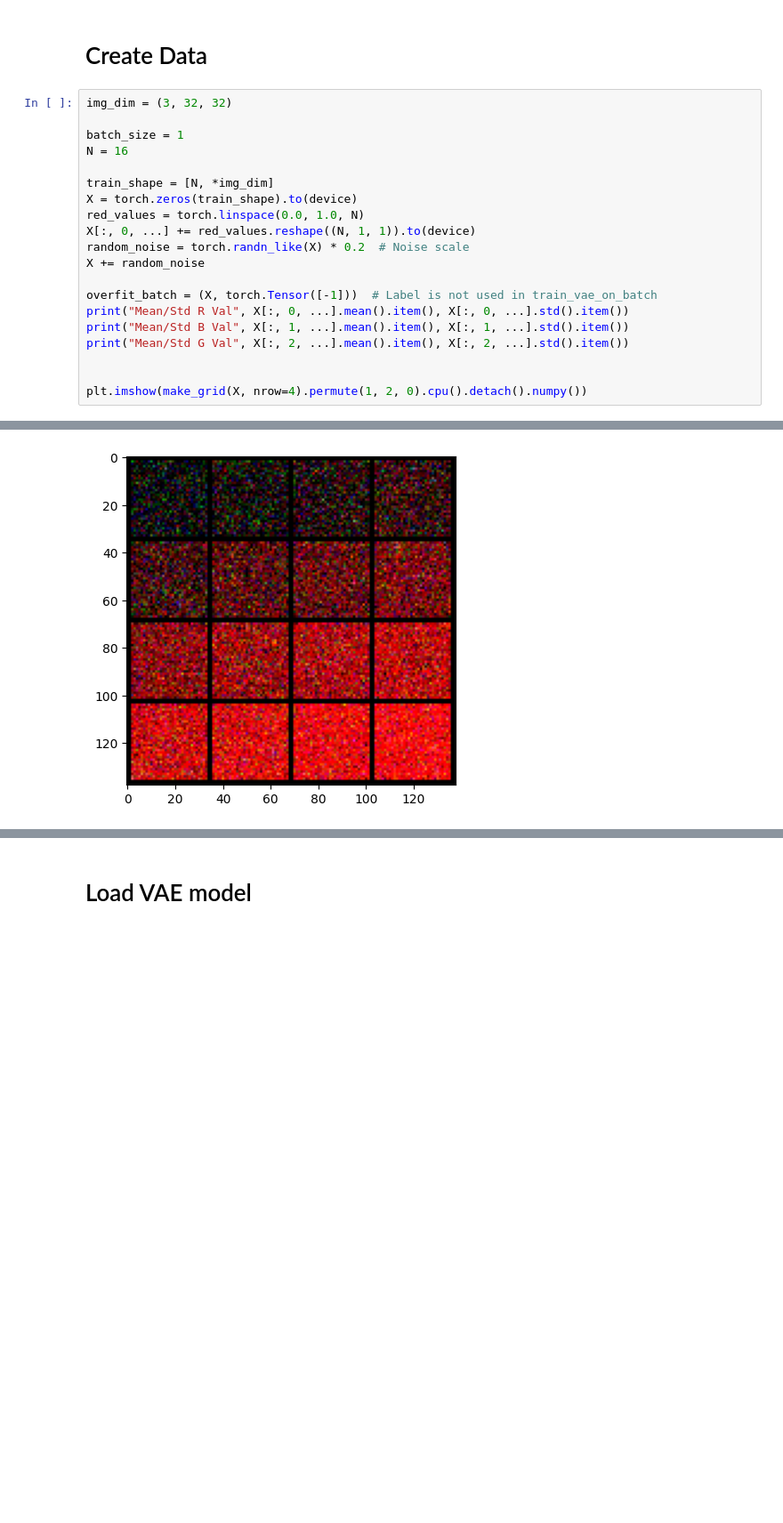
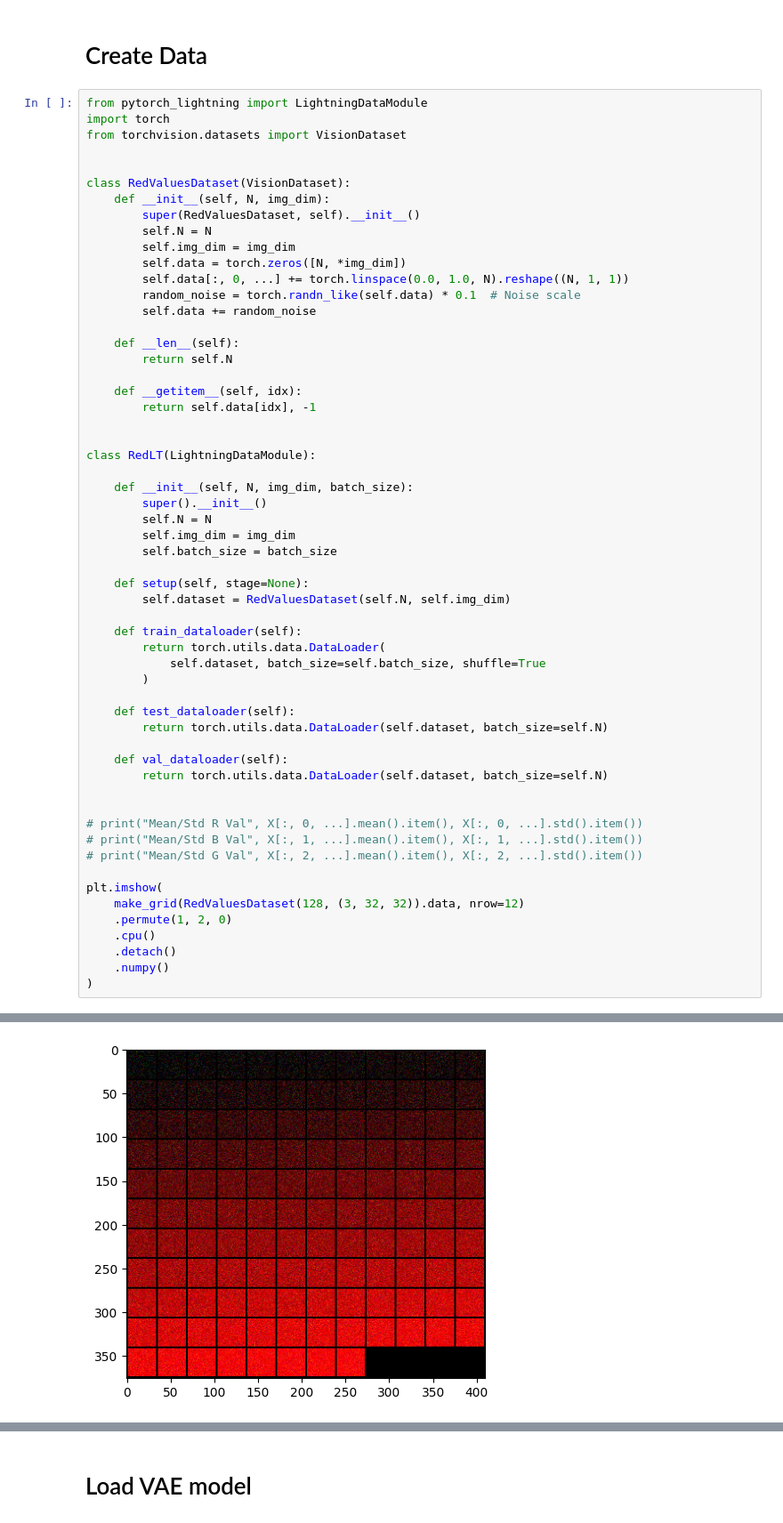
Before and after one commit to DevinTDHa/PyTorch-VAE, a Jupyter notebook: red_gen.ipynb, the cells around one changed output, grey strips where cells are left out. Shown at 89% size. Cells and saved outputs as stored; diff of their text form; blank space fills up the shorter version.

```diff
--- a/red_gen.ipynb
+++ b/red_gen.ipynb
@@ -14,23 +14,60 @@ device(type='cuda')
 # %% [markdown]
 # Create Data
 # %%
-img_dim = (3, 32, 32)
-
-batch_size = 1
-N = 16
-
-train_shape = [N, *img_dim]
-X = torch.zeros(train_shape).to(device)
-red_values = torch.linspace(0.0, 1.0, N)
-X[:, 0, ...] += red_values.reshape((N, 1, 1)).to(device)
-random_noise = torch.randn_like(X) * 0.2  # Noise scale
-X += random_noise
-
-overfit_batch = (X, torch.Tensor([-1]))  # Label is not used in train_vae_on_batch
-print("Mean/Std R Val", X[:, 0, ...].mean().item(), X[:, 0, ...].std().item())
-print("Mean/Std B Val", X[:, 1, ...].mean().item(), X[:, 1, ...].std().item())
-print("Mean/Std G Val", X[:, 2, ...].mean().item(), X[:, 2, ...].std().item())
+from pytorch_lightning import LightningDataModule
+import torch
+from torchvision.datasets import VisionDataset
 
 
-plt.imshow(make_grid(X, nrow=4).permute(1, 2, 0).cpu().detach().numpy())
+class RedValuesDataset(VisionDataset):
+    def __init__(self, N, img_dim):
+        super(RedValuesDataset, self).__init__()
+        self.N = N
+        self.img_dim = img_dim
+        self.data = torch.zeros([N, *img_dim])
+        self.data[:, 0, ...] += torch.linspace(0.0, 1.0, N).reshape((N, 1, 1))
+        random_noise = torch.randn_like(self.data) * 0.1  # Noise scale
+        self.data += random_noise
+
+    def __len__(self):
+        return self.N
+
+    def __getitem__(self, idx):
+        return self.data[idx], -1
+
+
+class RedLT(LightningDataModule):
+
+    def __init__(self, N, img_dim, batch_size):
+        super().__init__()
+        self.N = N
+        self.img_dim = img_dim
+        self.batch_size = batch_size
+
+    def setup(self, stage=None):
+        self.dataset = RedValuesDataset(self.N, self.img_dim)
+
+    def train_dataloader(self):
+        return torch.utils.data.DataLoader(
+            self.dataset, batch_size=self.batch_size, shuffle=True
+        )
+
+    def test_dataloader(self):
+        return torch.utils.data.DataLoader(self.dataset, batch_size=self.N)
+
+    def val_dataloader(self):
+        return torch.utils.data.DataLoader(self.dataset, batch_size=self.N)
+
+
+# print("Mean/Std R Val", X[:, 0, ...].mean().item(), X[:, 0, ...].std().item())
+# print("Mean/Std B Val", X[:, 1, ...].mean().item(), X[:, 1, ...].std().item())
+# print("Mean/Std G Val", X[:, 2, ...].mean().item(), X[:, 2, ...].std().item())
+
+plt.imshow(
+    make_grid(RedValuesDataset(128, (3, 32, 32)).data, nrow=12)
+    .permute(1, 2, 0)
+    .cpu()
+    .detach()
+    .numpy()
+)
 # %% [output]
@@ -42 +76 @@ Clipping input data to the valid range for imshow with RGB data ([0..1] for floa
-[figure, old version]
+[figure, new version]
```
Also changed, not shown: parts of 5 cells of this notebook, 1 other file.
